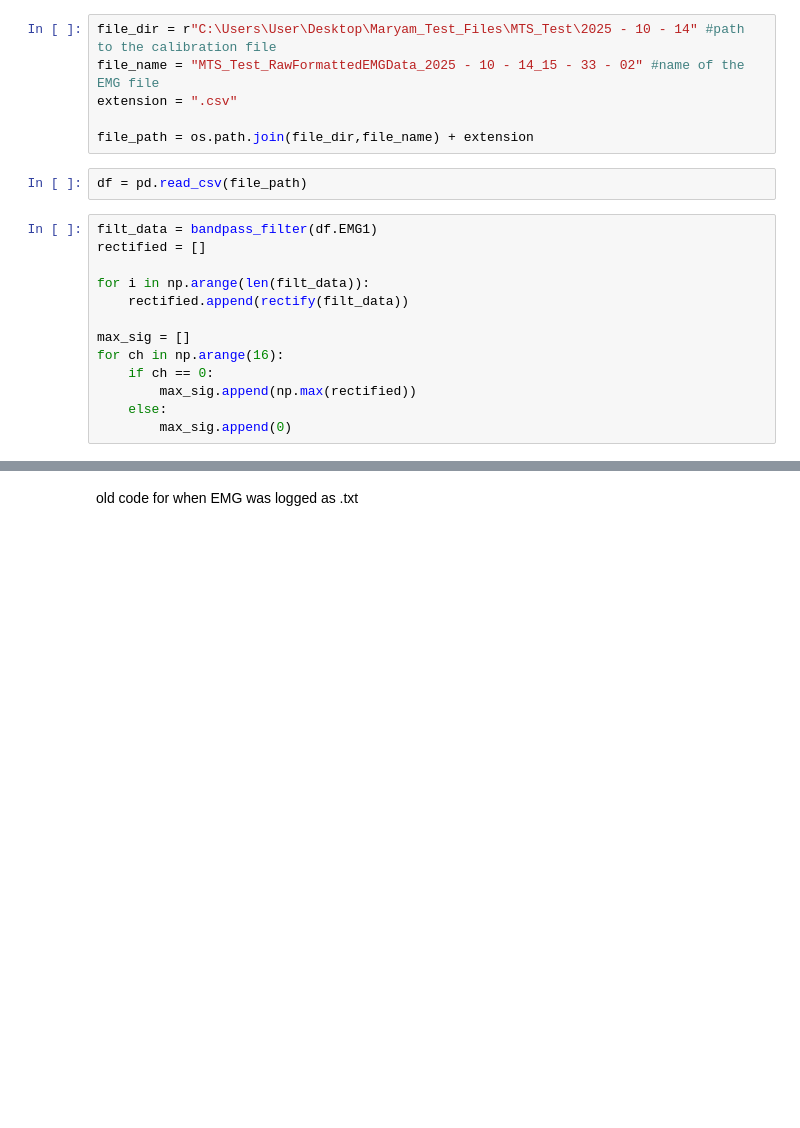
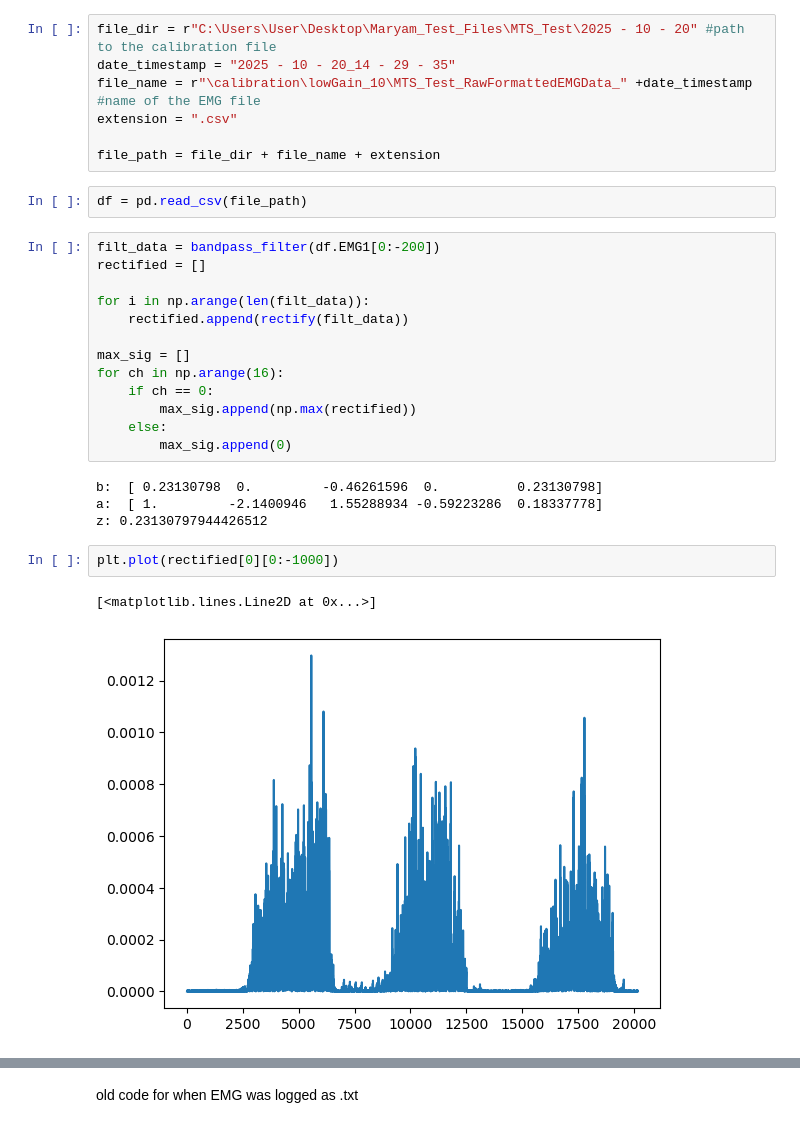
Before and after one commit to uw-herron-lab/OMNI-BIC-DEVELOPMENT, a Jupyter notebook: calibration_processing/calibration_notebook.ipynb, the cells around one changed output, grey strips where cells are left out. Saved outputs shown, nothing was run; the diff lists cells and outputs as text; blank space fills up the shorter version.

```diff
--- a/calibration_processing/calibration_notebook.ipynb
+++ b/calibration_processing/calibration_notebook.ipynb
@@ -8,15 +8,16 @@ import os
 
 from calibration import load_data, separate_ch_sig, rectify, bandpass_filter, lowpass_filter
 # %%
-file_dir = r"C:\Users\User\Desktop\Maryam_Test_Files\MTS_Test\2025 - 10 - 14" #path to the calibration file
-file_name = "MTS_Test_RawFormattedEMGData_2025 - 10 - 14_15 - 33 - 02" #name of the EMG file
+file_dir = r"C:\Users\User\Desktop\Maryam_Test_Files\MTS_Test\2025 - 10 - 20" #path to the calibration file
+date_timestamp = "2025 - 10 - 20_14 - 29 - 35"
+file_name = r"\calibration\lowGain_10\MTS_Test_RawFormattedEMGData_" +date_timestamp #name of the EMG file
 extension = ".csv"
 
-file_path = os.path.join(file_dir,file_name) + extension
+file_path = file_dir + file_name + extension
 # %%
 df = pd.read_csv(file_path)
 # %%
-filt_data = bandpass_filter(df.EMG1)
+filt_data = bandpass_filter(df.EMG1[0:-200])
 rectified = []
 
 for i in np.arange(len(filt_data)):
@@ -28,3 +29,12 @@ for ch in np.arange(16):
         max_sig.append(np.max(rectified))
     else:
         max_sig.append(0)
+# %% [output]
+b:  [ 0.23130798  0.         -0.46261596  0.          0.23130798]
+a:  [ 1.         -2.1400946   1.55288934 -0.59223286  0.18337778]
+z: 0.23130797944426512
+# %%
+plt.plot(rectified[0][0:-1000])
+# %% [output]
+[<matplotlib.lines.Line2D at 0x...>]
+[figure, added]
```
Also changed, not shown: parts of 4 cells of this notebook, 5 other files.
